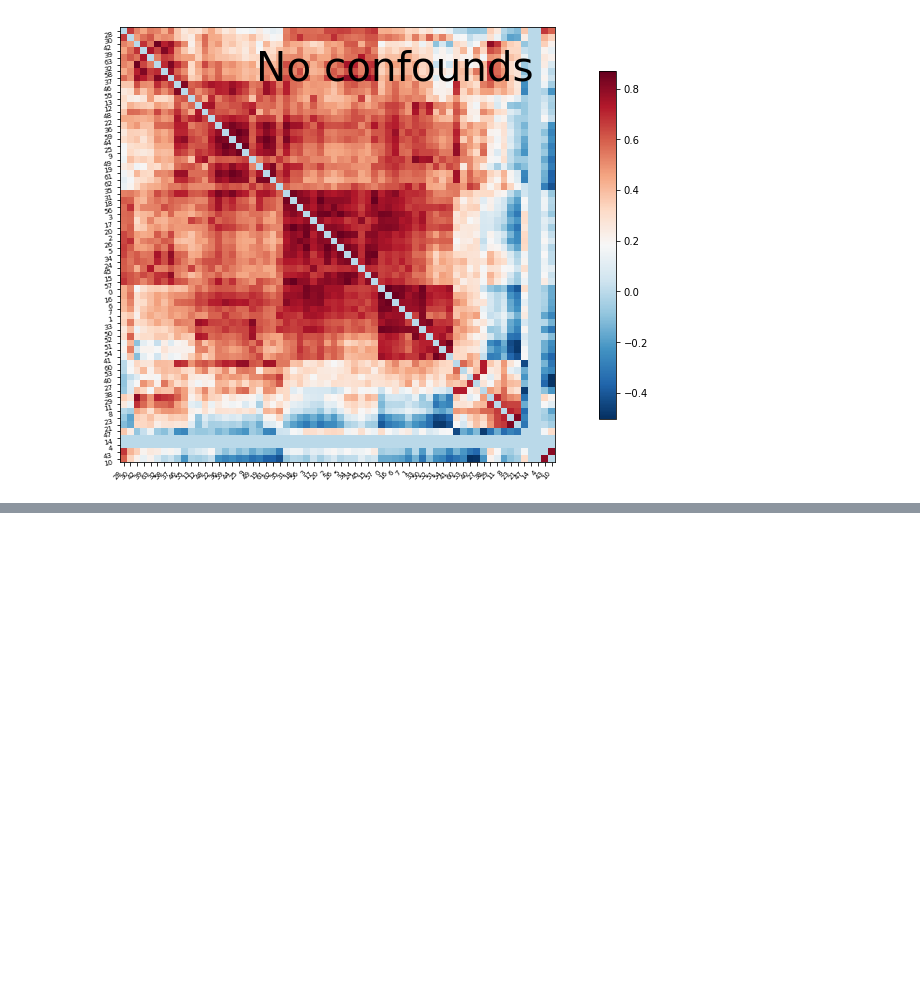
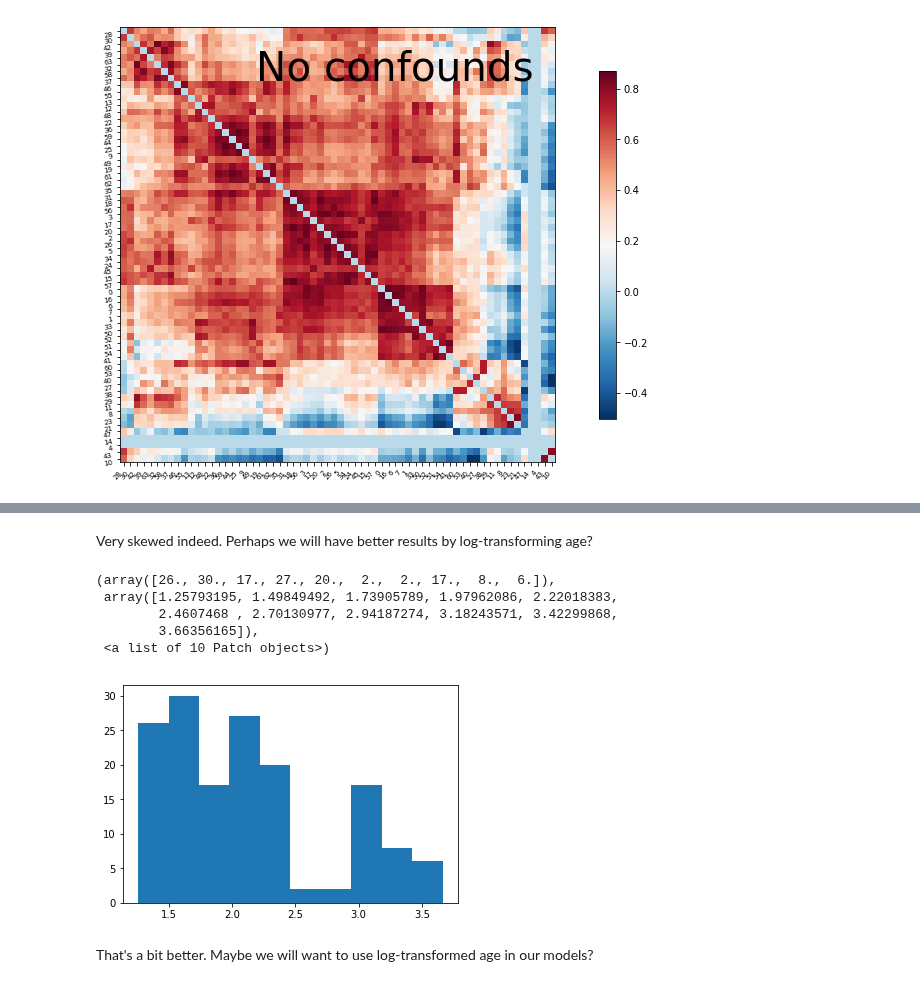
Before and after one commit to illdopejake/RS2018_Nilearn_tutorial, a Jupyter notebook: Nilearn_tutorial_2018.ipynb, the cells around one changed output, grey strips where cells are left out. Drawn from its saved outputs; the diff is of its cells as text; code cells hidden in the pictures; blank space fills up the shorter version.

```diff
--- a/Nilearn_tutorial_2018.ipynb
+++ b/Nilearn_tutorial_2018.ipynb
@@ -419,0 +496,14 @@ _______________________________________________filter_and_extract - 7.1s, 0.1min
+# %% [markdown]
+Very skewed indeed. Perhaps we will have better results by log-transforming age?
+# %%
+log_y_age = np.log(y_age)
+plt.hist(log_y_age)
+# %% [output]
+(array([26., 30., 17., 27., 20.,  2.,  2., 17.,  8.,  6.]),
+ array([1.25793195, 1.49849492, 1.73905789, 1.97962086, 2.22018383,
+        2.4607468 , 2.70130977, 2.94187274, 3.18243571, 3.42299868,
+        3.66356165]),
+ <a list of 10 Patch objects>)
+[figure, added]
+# %% [markdown]
+That's a bit better. Maybe we will want to use log-transformed age in our models?
```
Also changed, not shown: parts of 14 cells of this notebook.
